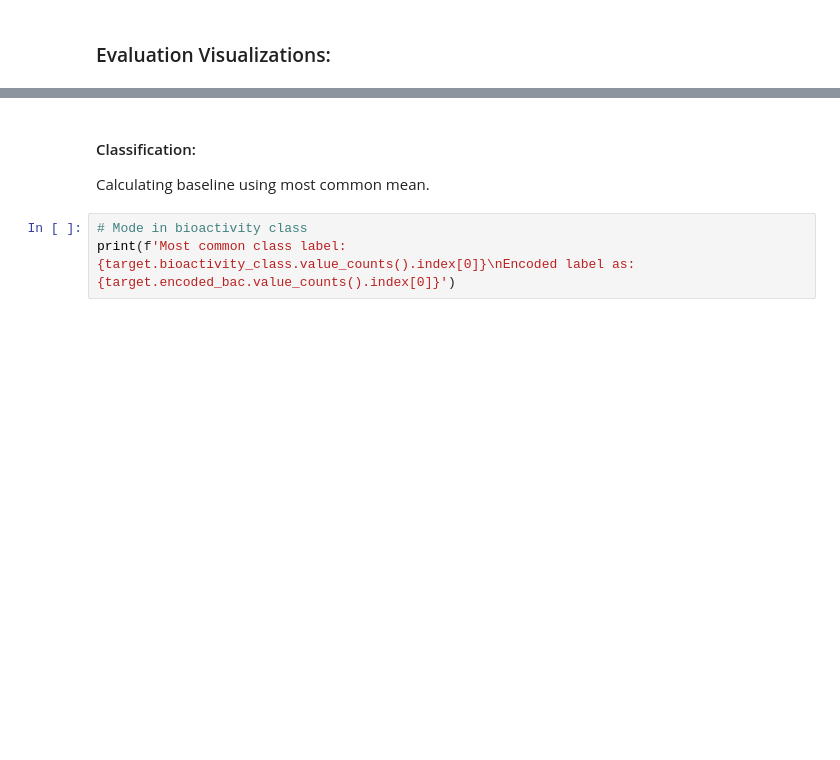
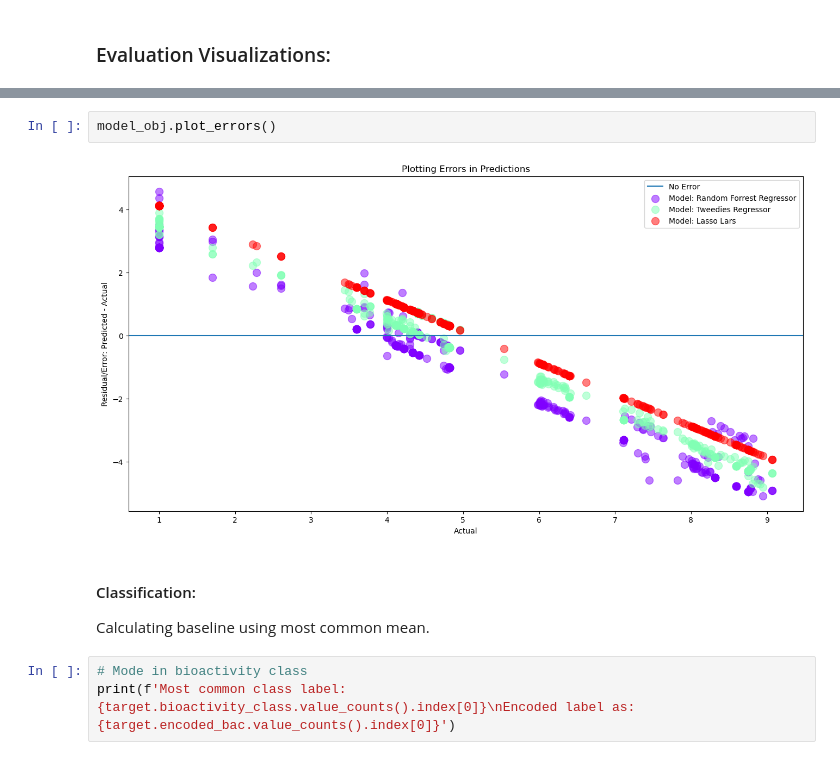
Before and after one commit to Germain-Drug-Discovery-Project/drug-discovery-project, a Jupyter notebook: gen_scratch_m.ipynb, the cells around one changed output, grey strips where cells are left out. Cells and saved outputs as stored; diff of their text form; blank space fills up the shorter version.

```diff
--- a/gen_scratch_m.ipynb
+++ b/gen_scratch_m.ipynb
@@ -265,3 +288,7 @@ model_obj.plot_actual_vs_pred()
+# %%
+model_obj.plot_errors()
+# %% [output]
+[figure, added]
 # %% [markdown]
 #### Classification:
 Calculating baseline using most common mean.
```
Also changed, not shown: parts of 16 cells of this notebook, 1 other file.
